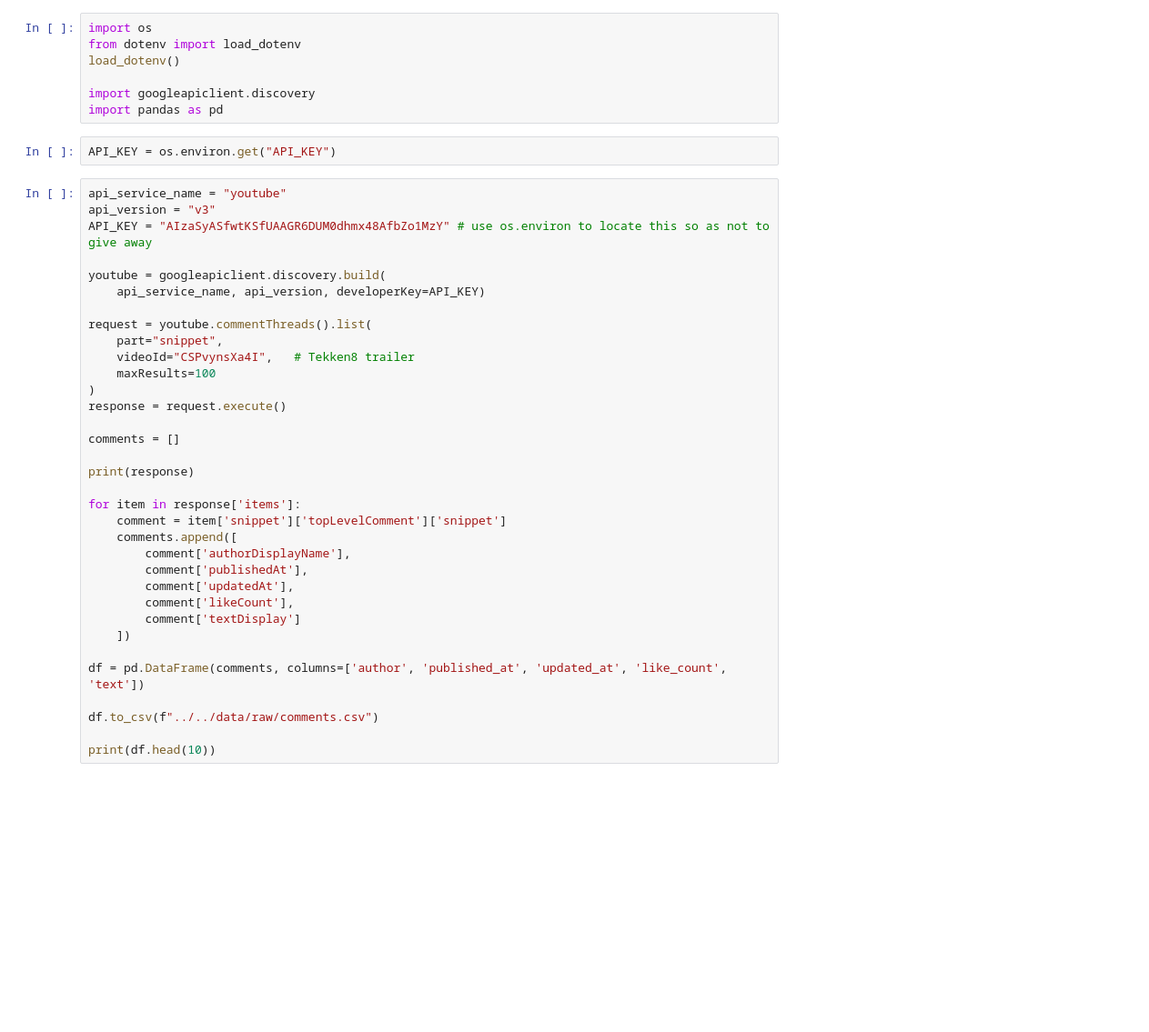
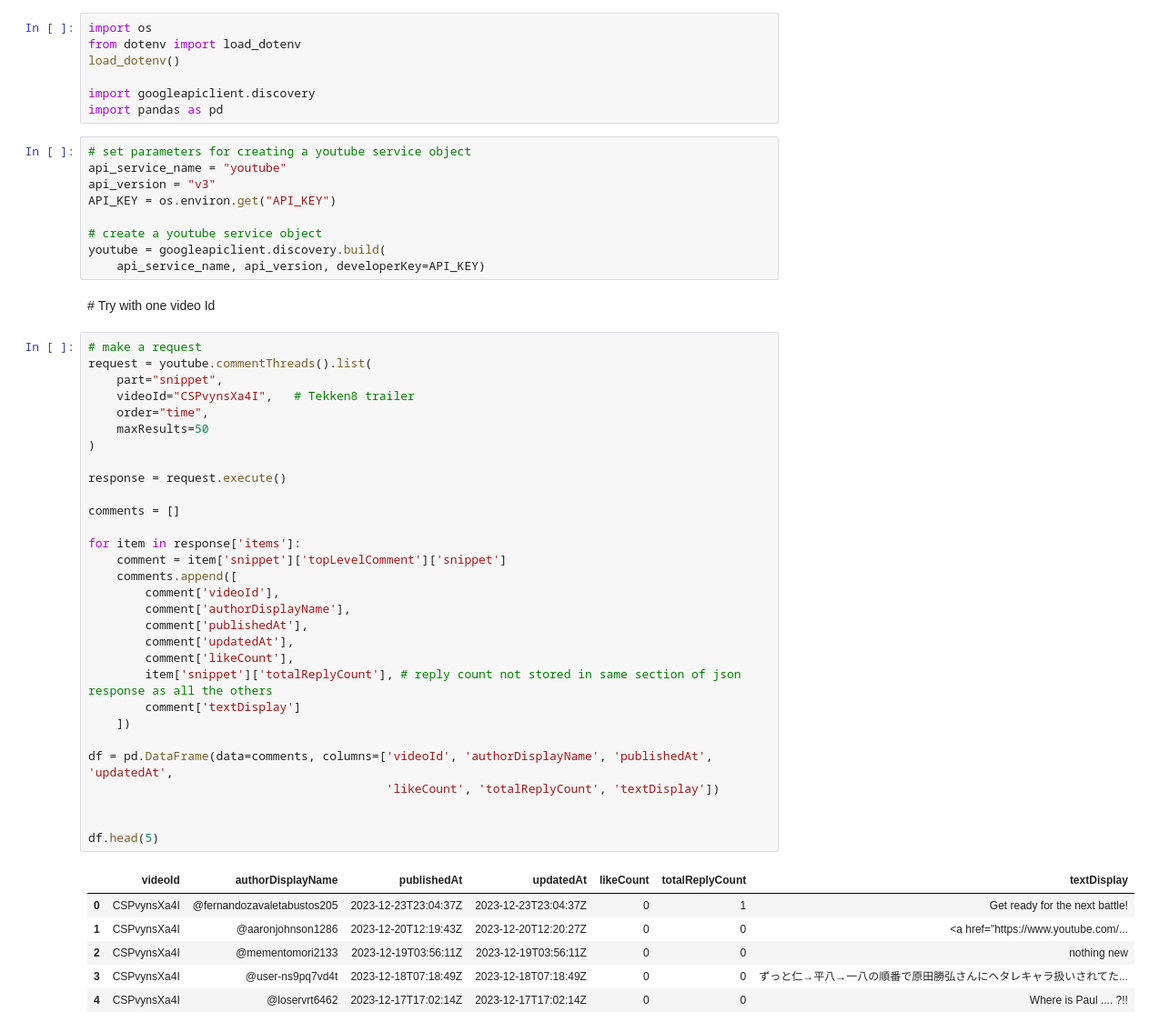
Before and after one commit to JonR45/TekkenNLP, a Jupyter notebook: notebooks/2.0.get_video_comments.ipynb, the cells around one changed output. Shown at 91% size. Saved outputs shown, nothing was run; the diff lists cells and outputs as text; blank space fills up the shorter version.

Commit message:
added get comments functions
started working on retrieving the comments

```diff
--- a/notebooks/2.0.get_video_comments.ipynb
+++ b/notebooks/2.0.get_video_comments.ipynb
@@ -6,38 +6,50 @@ load_dotenv()
 import googleapiclient.discovery
 import pandas as pd
 # %%
+# set parameters for creating a youtube service object
+api_service_name = "youtube"
+api_version = "v3"
 API_KEY = os.environ.get("API_KEY")
+
+# create a youtube service object
+youtube = googleapiclient.discovery.build(
+    api_service_name, api_version, developerKey=API_KEY)
+# %% [markdown]
+# Try with one video Id
 # %%
-api_service_name = "youtube"
-api_version = "v3"
-API_KEY = "AIzaSyASfwtKSfUAAGR6DUM0dhmx48AfbZo1MzY" # use os.environ to locate this so as not to give away
-
-youtube = googleapiclient.discovery.build(
-    api_service_name, api_version, developerKey=API_KEY)
-
+# make a request
 request = youtube.commentThreads().list(
     part="snippet",
     videoId="CSPvynsXa4I",   # Tekken8 trailer
-    maxResults=100
+    order="time",
+    maxResults=50
 )
+
 response = request.execute()
 
 comments = []
 
-print(response)
-
 for item in response['items']:
     comment = item['snippet']['topLevelComment']['snippet']
     comments.append([
+        comment['videoId'],
         comment['authorDisplayName'],
         comment['publishedAt'],
         comment['updatedAt'],
         comment['likeCount'],
+        item['snippet']['totalReplyCount'], # reply count not stored in same section of json response as all the others
         comment['textDisplay']
     ])
 
-df = pd.DataFrame(comments, columns=['author', 'published_at', 'updated_at', 'like_count', 'text'])
+df = pd.DataFrame(data=comments, columns=['videoId', 'authorDisplayName', 'publishedAt', 'updatedAt',
+                                          'likeCount', 'totalReplyCount', 'textDisplay'])
 
-df.to_csv(f"../../data/raw/comments.csv")
 
-print(df.head(10))
+df.head(5)
+# %% [output]
+|  | videoId | authorDisplayName | publishedAt | updatedAt | likeCount | totalReplyCount | textDisplay |
+| 0 | CSPvynsXa4I | @fernandozavaletabustos205 | 2023-12-23T23:04:37Z | 2023-12-23T23:04:37Z | 0 | 1 | Get ready for the next battle! |
+| 1 | CSPvynsXa4I | @aaronjohnson1286 | 2023-12-20T12:19:43Z | 2023-12-20T12:20:27Z | 0 | 0 | <a href="https://www.youtube.com/... |
+| 2 | CSPvynsXa4I | @mementomori2133 | 2023-12-19T03:56:11Z | 2023-12-19T03:56:11Z | 0 | 0 | nothing new |
+| 3 | CSPvynsXa4I | @user-ns9pq7vd4t | 2023-12-18T07:18:49Z | 2023-12-18T07:18:49Z | 0 | 0 | ずっと仁→平八→一八の順番で原田勝弘さんにヘタレキャラ扱いされてた... |
+| 4 | CSPvynsXa4I | @loservrt6462 | 2023-12-17T17:02:14Z | 2023-12-17T17:02:14Z | 0 | 0 | Where is Paul .... ?!! |
```
Also changed, not shown: parts of 6 cells of this notebook, 3 other files.
